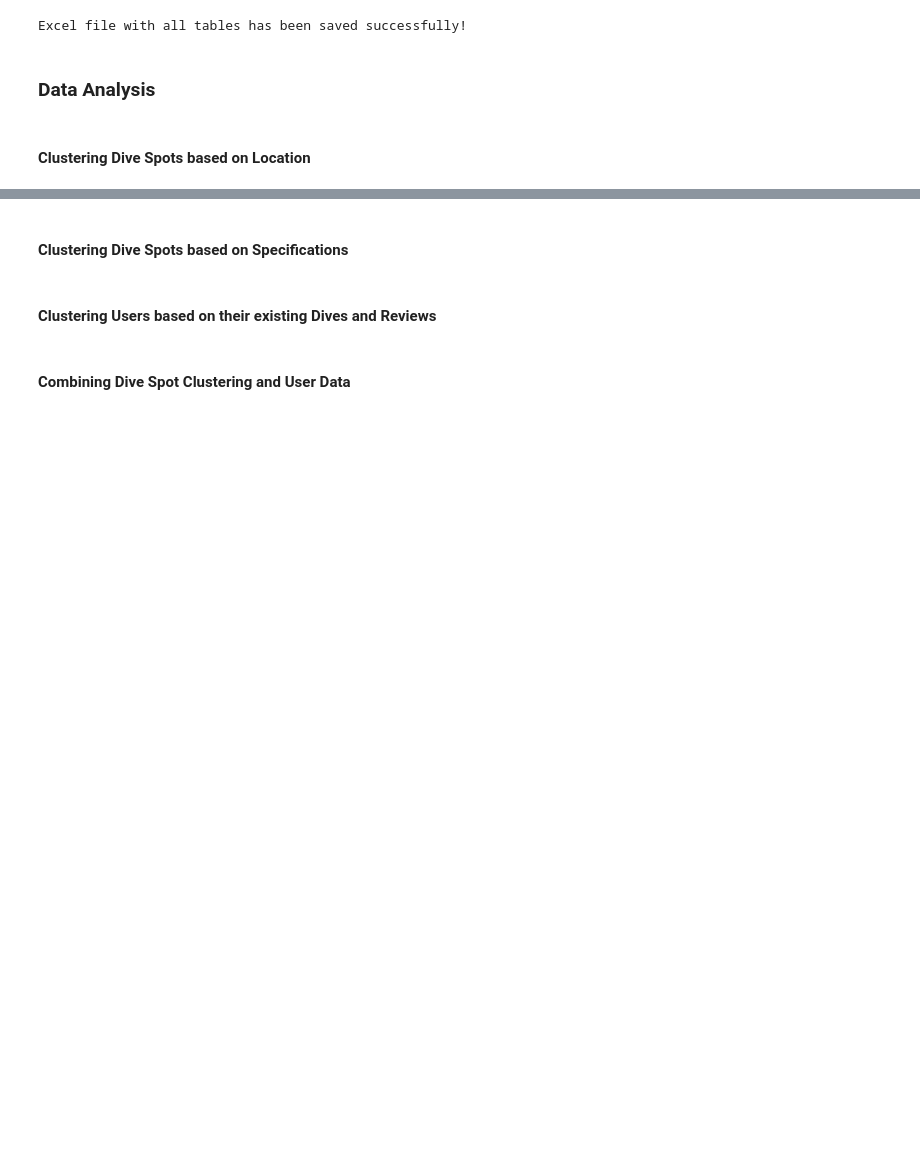
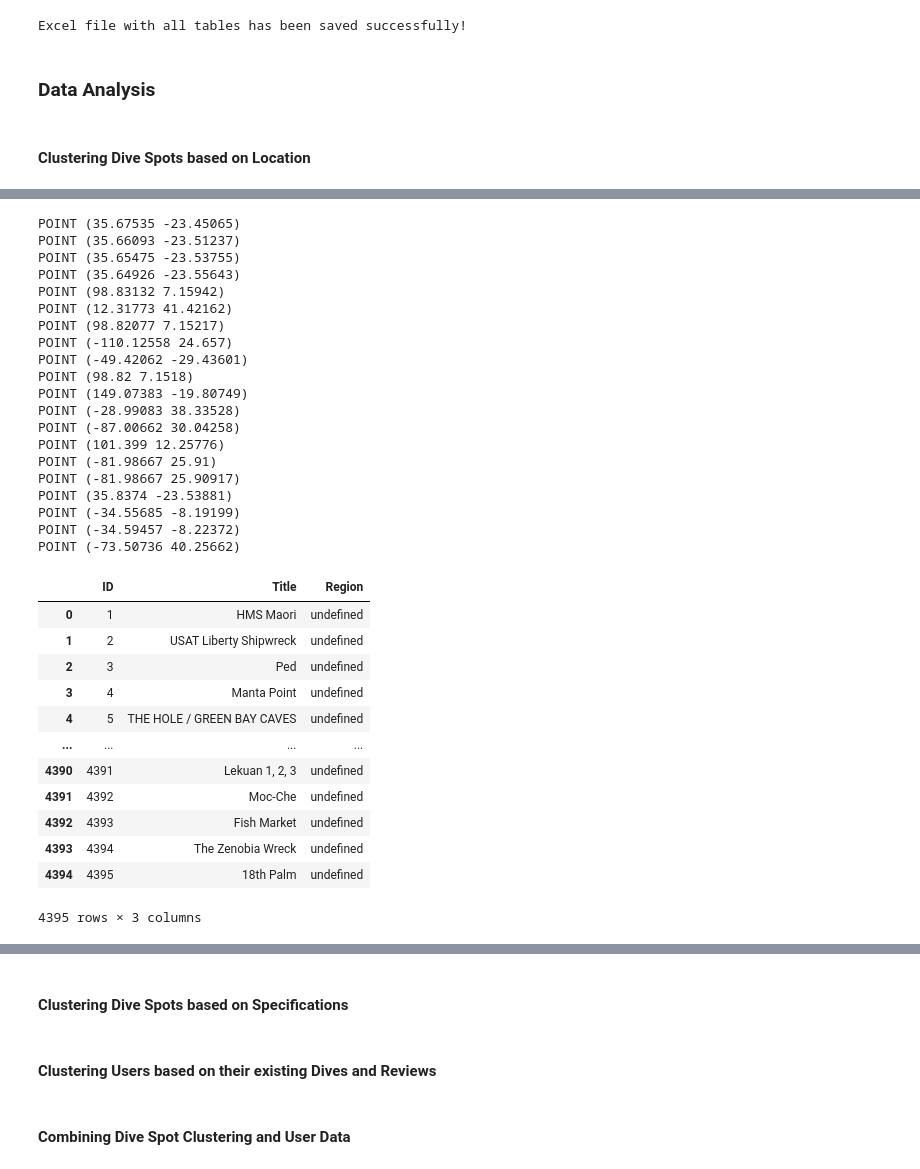
Before and after one commit to pvinnbru/data_integration, a Jupyter notebook: analysis/Analysis.ipynb, the cells around one changed output, grey strips where cells are left out. Saved outputs shown, nothing was run; the diff lists cells and outputs as text; code cells hidden in the pictures; blank space fills up the shorter version.

```diff
--- a/analysis/Analysis.ipynb
+++ b/analysis/Analysis.ipynb
@@ -62,0 +105,48 @@ Excel file with all tables has been saved successfully!
+# %%
+# Funktion zur Zuordnung der Region zu jedem Tauchspot
+def get_region(point):
+    for _, region in shape_data.iterrows():
+        if region.geometry.contains(point):
+            print(point)
+            return region['GEONAME']
+    return "undefined"
+
+# Neue Spalte mit Regionenwerten hinzufügen
+gdf_spots['Region'] = gdf_spots['geometry'].apply(get_region)
+
+# Ergebnis anzeigen
+gdf_spots[['ID', 'Title', 'Region']]
+# %% [output]
+POINT (35.67535 -23.45065)
+POINT (35.66093 -23.51237)
+POINT (35.65475 -23.53755)
+POINT (35.64926 -23.55643)
+POINT (98.83132 7.15942)
+POINT (12.31773 41.42162)
+POINT (98.82077 7.15217)
+POINT (-110.12558 24.657)
+POINT (-49.42062 -29.43601)
+POINT (98.82 7.1518)
+POINT (149.07383 -19.80749)
+POINT (-28.99083 38.33528)
+POINT (-87.00662 30.04258)
+POINT (101.399 12.25776)
+POINT (-81.98667 25.91)
+POINT (-81.98667 25.90917)
+POINT (35.8374 -23.53881)
+POINT (-34.55685 -8.19199)
+POINT (-34.59457 -8.22372)
+POINT (-73.50736 40.25662)
+|  | ID | Title | Region |
+| 0 | 1 | HMS Maori | undefined |
+| 1 | 2 | USAT Liberty Shipwreck | undefined |
+| 2 | 3 | Ped | undefined |
+| 3 | 4 | Manta Point | undefined |
+| 4 | 5 | THE HOLE / GREEN BAY CAVES | undefined |
+| ... | ... | ... | ... |
+| 4390 | 4391 | Lekuan 1, 2, 3 | undefined |
+| 4391 | 4392 | Moc-Che | undefined |
+| 4392 | 4393 | Fish Market | undefined |
+| 4393 | 4394 | The Zenobia Wreck | undefined |
+| 4394 | 4395 | 18th Palm | undefined |
+4395 rows × 3 columns
```
Also changed, not shown: parts of 5 cells of this notebook, 18 other files.
